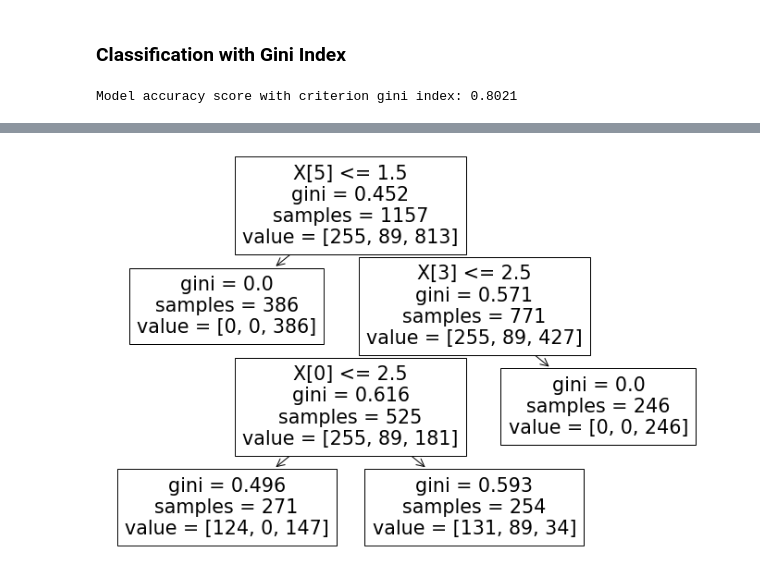
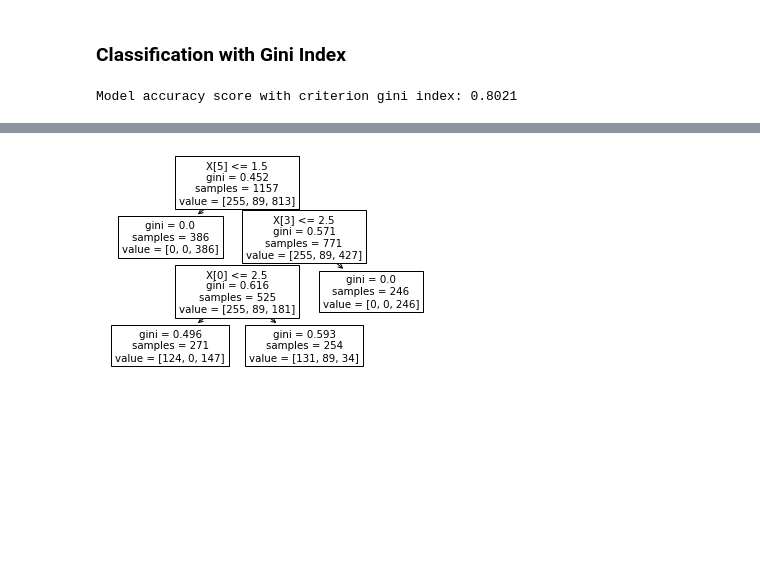
Before and after one commit to lcipolina/ML_Fundamentals, a Jupyter notebook: 3a_2-Car_data.ipynb, the cells around one changed output, grey strips where cells are left out. Drawn from its saved outputs; the diff is of its cells as text; code cells hidden in the pictures; blank space fills up the shorter version.

```diff
--- a/3a_2-Car_data.ipynb
+++ b/3a_2-Car_data.ipynb
@@ -234,32 +281,32 @@ import category_encoders as ce
 
 encoder = ce.OrdinalEncoder(cols=['buying', 'maint', 'doors', 'persons', 'lug_boot', 'safety'])
 X_train = encoder.fit_transform(X_train)
 X_test = encoder.transform(X_test)
 X_train.head()
 
 X_test.head()
 
 # Create Decision Tree classifier object ; clf refers to classifier
 clf_gini = DecisionTreeClassifier(criterion = 'gini', max_depth = 3, random_state = 0)
 clf_gini.fit(X_train, y_train)
 y_pred_gini = clf_gini.predict(X_test)
 
 # determining model accuracy i.e. how often is the classifier correct?
 print('Model accuracy score with criterion gini index: {0:0.4f}'. format(accuracy_score(y_test, y_pred_gini)))
 
-plt.figure(figsize=(12,8))
+#plt.figure(figsize=(12,8))
 from sklearn import tree
 tree.plot_tree(clf_gini.fit(X_train, y_train))
 
 import graphviz # graphviz takes description of graphs and data and constructs diagrams based off of that information
 dot_data = tree.export_graphviz(clf_gini, out_file=None,
                               feature_names=X_train.columns,
                               class_names=y_train,
                               filled=True, rounded=True,
                               special_characters=True)
 graph = graphviz.Source(dot_data)
 graph
 # %% [output]
 Model accuracy score with criterion gini index: 0.8021
 [drawing not drawn]
-[figure, old version]
+[figure, new version]
```
Also changed, not shown: parts of 17 cells of this notebook.
